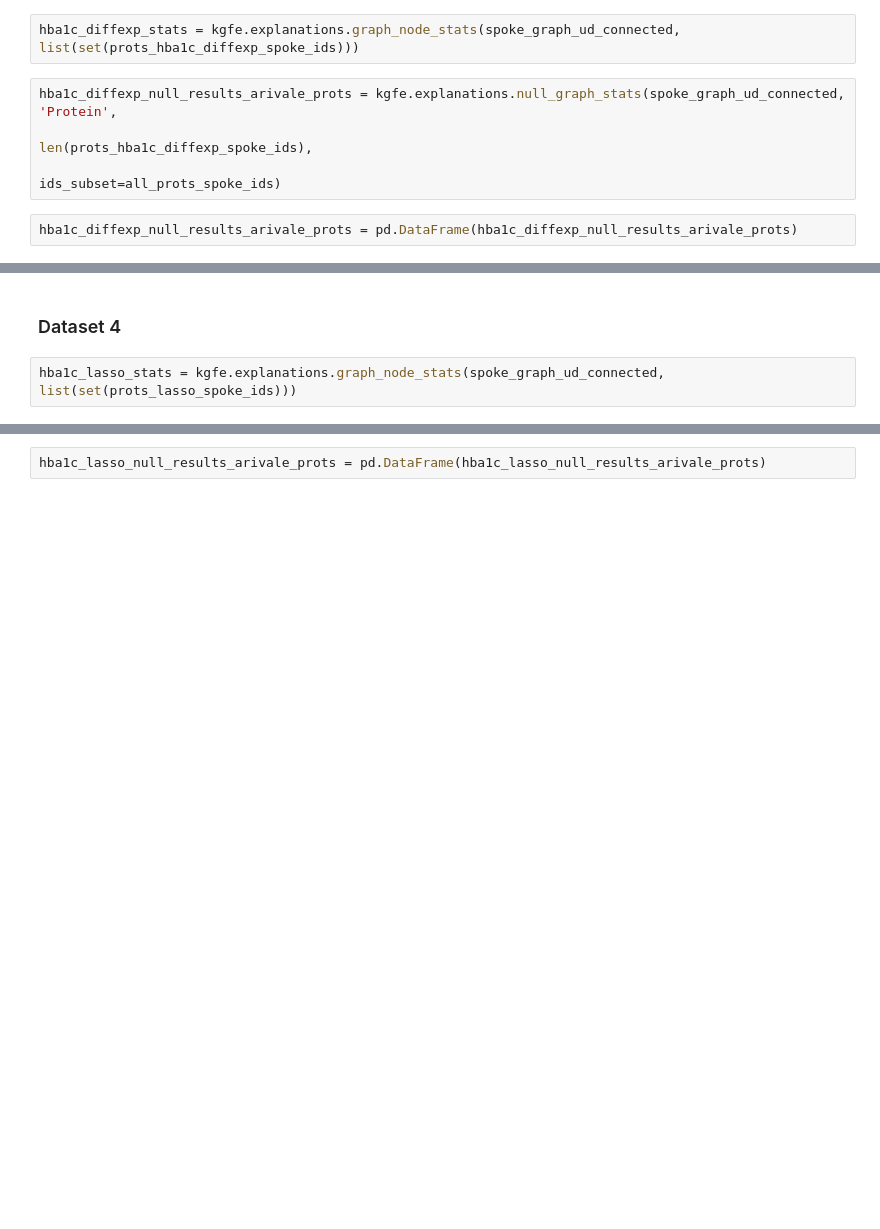
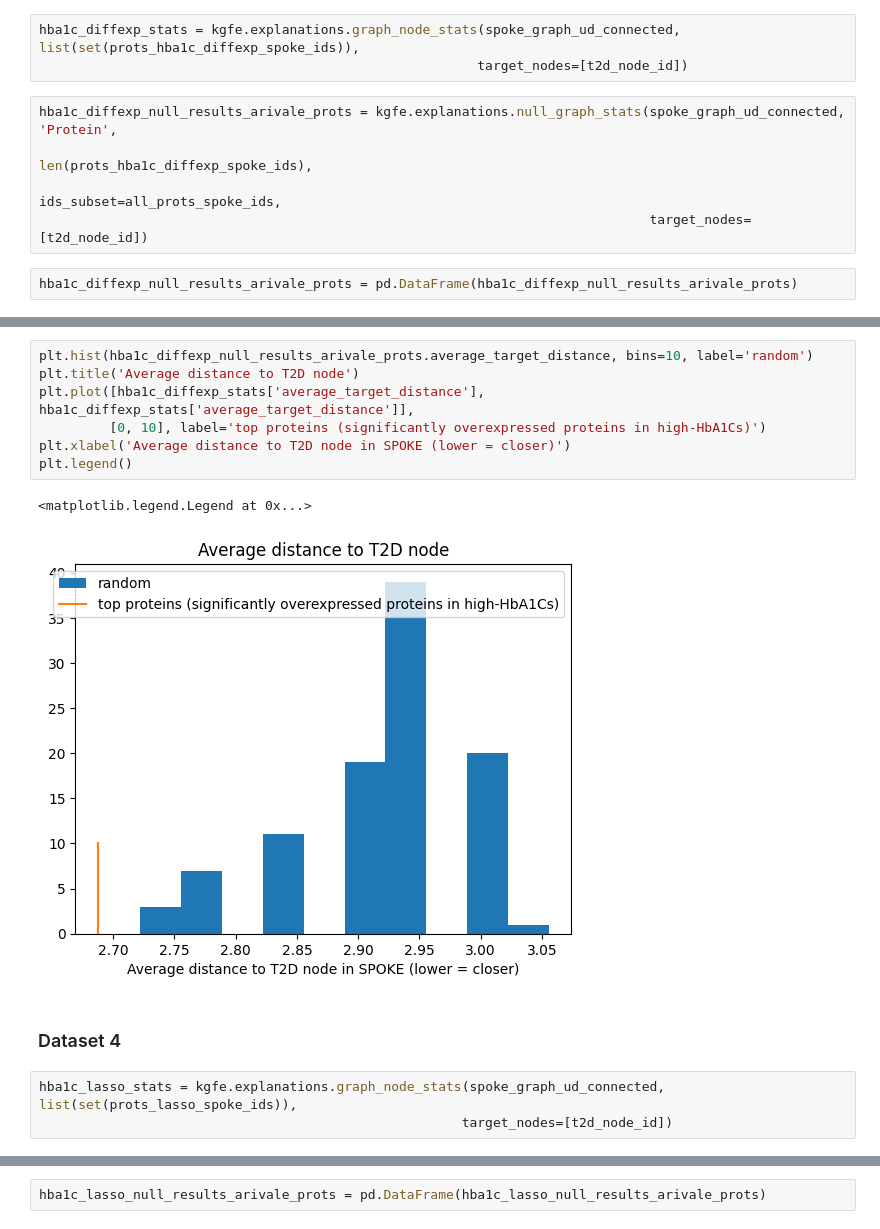
Before and after one commit to yjzhang/kg_feature_engineering, a Jupyter notebook: notebooks/Unified_Arivale_T2D_analysis_SPOKE2021_2023_08_07.ipynb, the cells around one changed output, grey strips where cells are left out. Saved outputs shown, nothing was run; the diff lists cells and outputs as text; blank space fills up the shorter version.

```diff
--- a/notebooks/Unified_Arivale_T2D_analysis_SPOKE2021_2023_08_07.ipynb
+++ b/notebooks/Unified_Arivale_T2D_analysis_SPOKE2021_2023_08_07.ipynb
@@ -236,11 +265,13 @@ plt.legend()
 # %% [markdown]
 ### Dataset 3
 # %%
-hba1c_diffexp_stats = kgfe.explanations.graph_node_stats(spoke_graph_ud_connected, list(set(prots_hba1c_diffexp_spoke_ids)))
+hba1c_diffexp_stats = kgfe.explanations.graph_node_stats(spoke_graph_ud_connected, list(set(prots_hba1c_diffexp_spoke_ids)),
+                                                        target_nodes=[t2d_node_id])
 # %%
 hba1c_diffexp_null_results_arivale_prots = kgfe.explanations.null_graph_stats(spoke_graph_ud_connected, 'Protein',
-                                                                               len(prots_hba1c_diffexp_spoke_ids),
-                                                                           ids_subset=all_prots_spoke_ids)
+                                                                              len(prots_hba1c_diffexp_spoke_ids),
+                                                                              ids_subset=all_prots_spoke_ids,
+                                                                              target_nodes=[t2d_node_id])
 # %%
 hba1c_diffexp_null_results_arivale_prots = pd.DataFrame(hba1c_diffexp_null_results_arivale_prots)
 # %%
@@ -256,6 +287,17 @@ plt.legend()
+# %%
+plt.hist(hba1c_diffexp_null_results_arivale_prots.average_target_distance, bins=10, label='random')
+plt.title('Average distance to T2D node')
+plt.plot([hba1c_diffexp_stats['average_target_distance'], hba1c_diffexp_stats['average_target_distance']],
+         [0, 10], label='top proteins (significantly overexpressed proteins in high-HbA1Cs)')
+plt.xlabel('Average distance to T2D node in SPOKE (lower = closer)')
+plt.legend()
+# %% [output]
+<matplotlib.legend.Legend at 0x...>
+[figure, added]
 # %% [markdown]
 ### Dataset 4
 # %%
-hba1c_lasso_stats = kgfe.explanations.graph_node_stats(spoke_graph_ud_connected, list(set(prots_lasso_spoke_ids)))
+hba1c_lasso_stats = kgfe.explanations.graph_node_stats(spoke_graph_ud_connected, list(set(prots_lasso_spoke_ids)),
+                                                      target_nodes=[t2d_node_id])
 # %%
 hba1c_lasso_null_results_arivale_prots = kgfe.explanations.null_graph_stats(spoke_graph_ud_connected, 'Protein',
```
Also changed, not shown: parts of 22 cells of this notebook, 2 other files.
